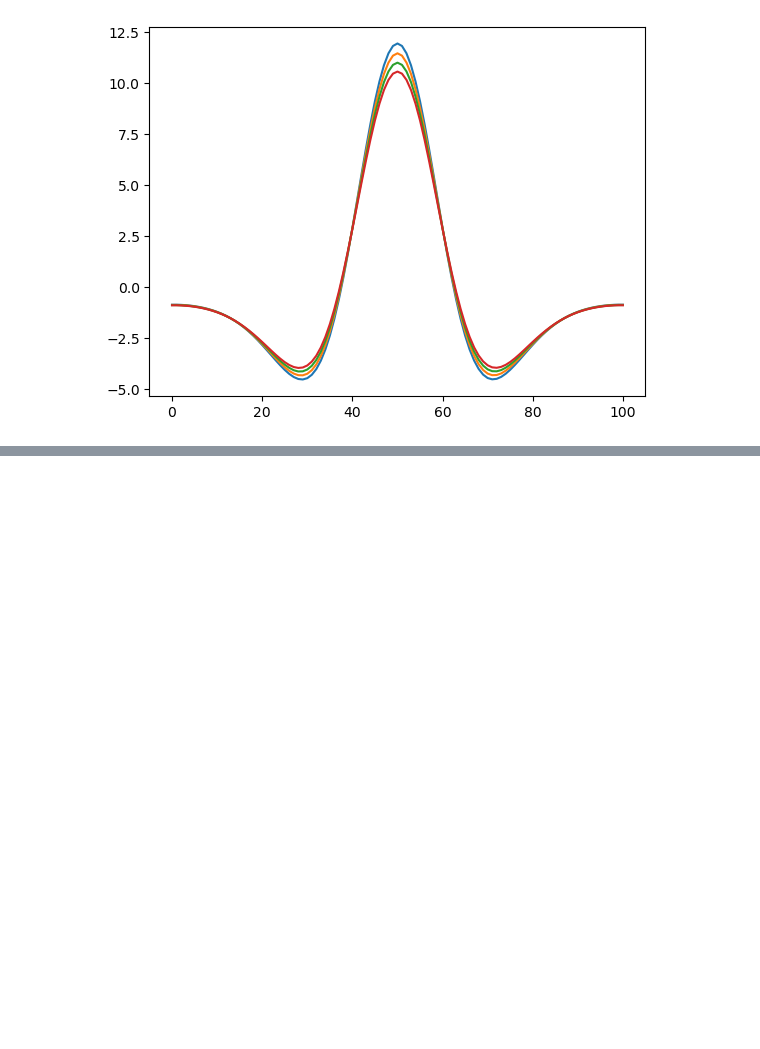
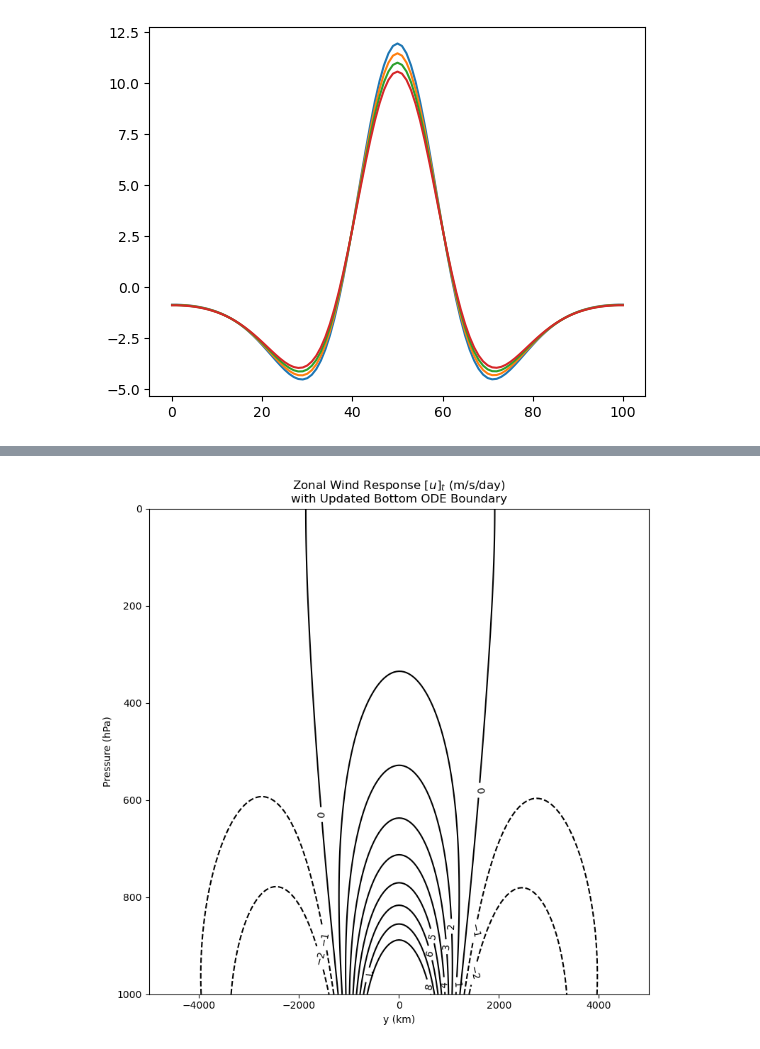
Before and after one commit to PeterChang1023/Eddy_closure, a Jupyter notebook: Robinson_2000.ipynb, the cells around one changed output, grey strips where cells are left out. Cells and saved outputs as stored; diff of their text form; code cells hidden in the pictures; blank space fills up the shorter version.

```diff
--- a/Robinson_2000.ipynb
+++ b/Robinson_2000.ipynb
@@ -1573,0 +1667,15 @@ print(coeff2)
+# %%
+# === Plot ===
+plt.figure(figsize=(8, 8), dpi=100.)
+# cs = plt.contour(y / 1e3, p / 100, u_t.T, levels=21, colors='k')
+cs = plt.contour(y / 1e3, p / 100, u_t.T, levels=[-2,-1,0,1,2,3,4,5,6,7,8], colors='k')
+
+plt.clabel(cs, inline=1, fontsize=10)
+plt.xlabel('y (km)')
+plt.ylabel('Pressure (hPa)')
+plt.title('Zonal Wind Response $[u]_t$ (m/s/day)\nwith Updated Bottom ODE Boundary')
+plt.gca().invert_yaxis()
+plt.tight_layout()
+plt.show()
+# %% [output]
+[figure, added]
```
Also changed, not shown: parts of 6 cells of this notebook.
